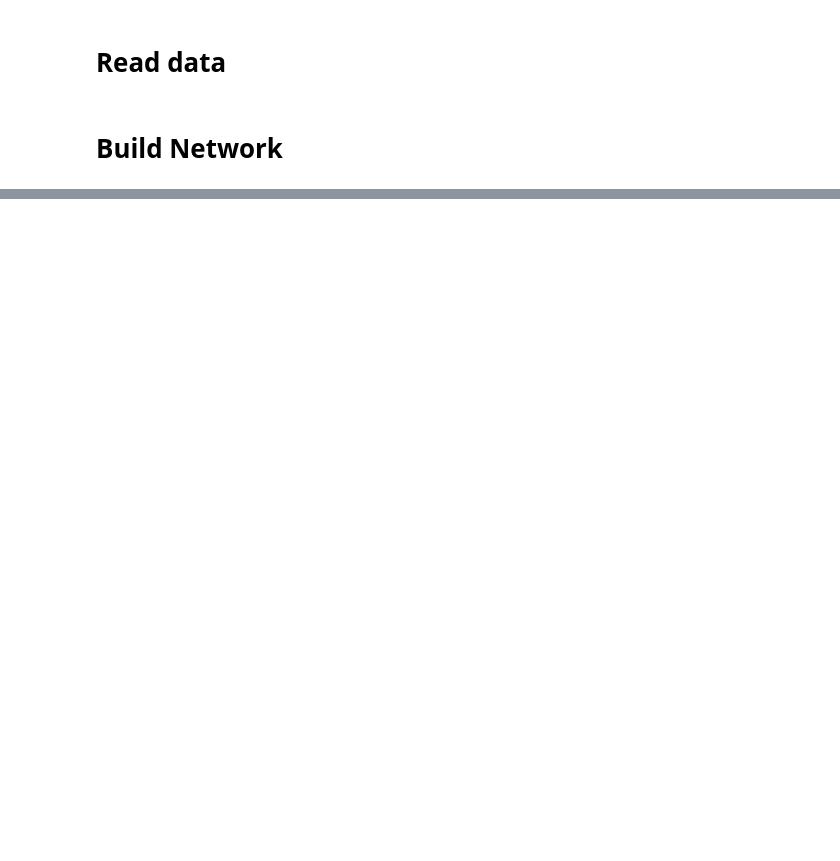
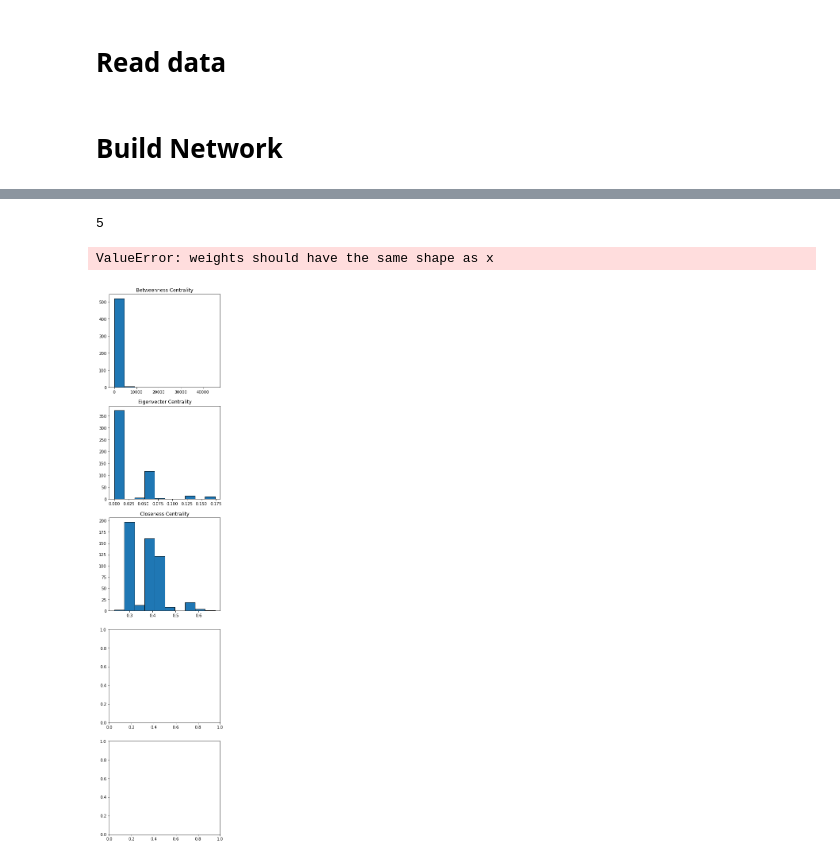
Before and after one commit to davidchen0420/amc_topology, a Jupyter notebook: POC/AMC_Topology_Metrics.ipynb, the cells around one changed output, grey strips where cells are left out. Cells and saved outputs as stored; diff of their text form; code cells hidden in the pictures; blank space fills up the shorter version.

```diff
--- a/POC/AMC_Topology_Metrics.ipynb
+++ b/POC/AMC_Topology_Metrics.ipynb
@@ -148,0 +90,3 @@ network_metrics(manifest).to_excel("network_metrics.xlsx")
+# %%
+eccentricity = nx.eccentricity(G)
+print(sorted(eccentricity.items(), key=lambda x: x[1], reverse=True)[0:10])
@@ -148,0 +95,3 @@ network_metrics(manifest).to_excel("network_metrics.xlsx")
+# %%
+pr = nx.pagerank(G, alpha=0.85)
+print(sorted(pr.items(), key=lambda x: x[1], reverse=True)[0:10])
@@ -148,0 +106,17 @@ network_metrics(manifest).to_excel("network_metrics.xlsx")
+# %%
+betweenness_df = pd.DataFrame.from_dict(data = betweenness.items())
+betweenness_df.columns = ['Node', 'Betweenness']
+
+eigenvector_df = pd.DataFrame.from_dict(data = eigenvector.items())
+eigenvector_df.columns = ['Node', 'Eigenvector']
+
+closeness_df = pd.DataFrame.from_dict(data = closeness.items())
+closeness_df.columns = ['Node', 'Closeness']
+
+eccentricity_df = pd.DataFrame.from_dict(data = eccentricity.items())
+eccentricity_df.columns = ['Node', 'Eccentricity']
+
+pr_df = pd.DataFrame.from_dict(data = pr.items())
+pr_df.columns = ['Node', 'PageRank']
+# %%
+node_metrics_df = reduce(lambda left,right: pd.merge(left,right,on='Node'), [betweenness_df, eigenvector_df, closeness_df, eccentricity_df, pr_df])
@@ -148,0 +282,27 @@ network_metrics(manifest).to_excel("network_metrics.xlsx")
+# %%
+range(1, max(node_metrics_df['Eccentricity'])
+# %% [output]
+5
+# %%
+fig, ax = plt.subplots(5, 1, figsize=(5,25))
+ax[0].hist(node_metrics_df['Betweenness'], bins=10, edgecolor="black")
+ax[0].set_title("Betweenness Centrality")
+
+ax[1].hist(node_metrics_df['Eigenvector'], bins=10, edgecolor="black")
+ax[1].set_title("Eigenvector Centrality")
+
+ax[2].hist(node_metrics_df['Closeness'], bins=10, edgecolor="black")
+ax[2].set_title("Closeness Centrality")
+
+ax[3].hist([0,1,2,3,4], bins=[0,1,2,3,4], weights=node_metrics_df['Eccentricity'], edgecolor="black")
+ax[3].set_title("Eccentricity")
+ax[3].set_xlim(0,)
+
+ax[4].hist(node_metrics_df['PageRank'], bins=10, edgecolor="black")
+ax[4].set_title("PageRank")
+
+plt.xlim(0,)
+plt.show()
+# %% [output]
+ValueError: weights should have the same shape as x
+[figure, added]
```
Also changed, not shown: parts of 47 cells of this notebook, 13 other files.
